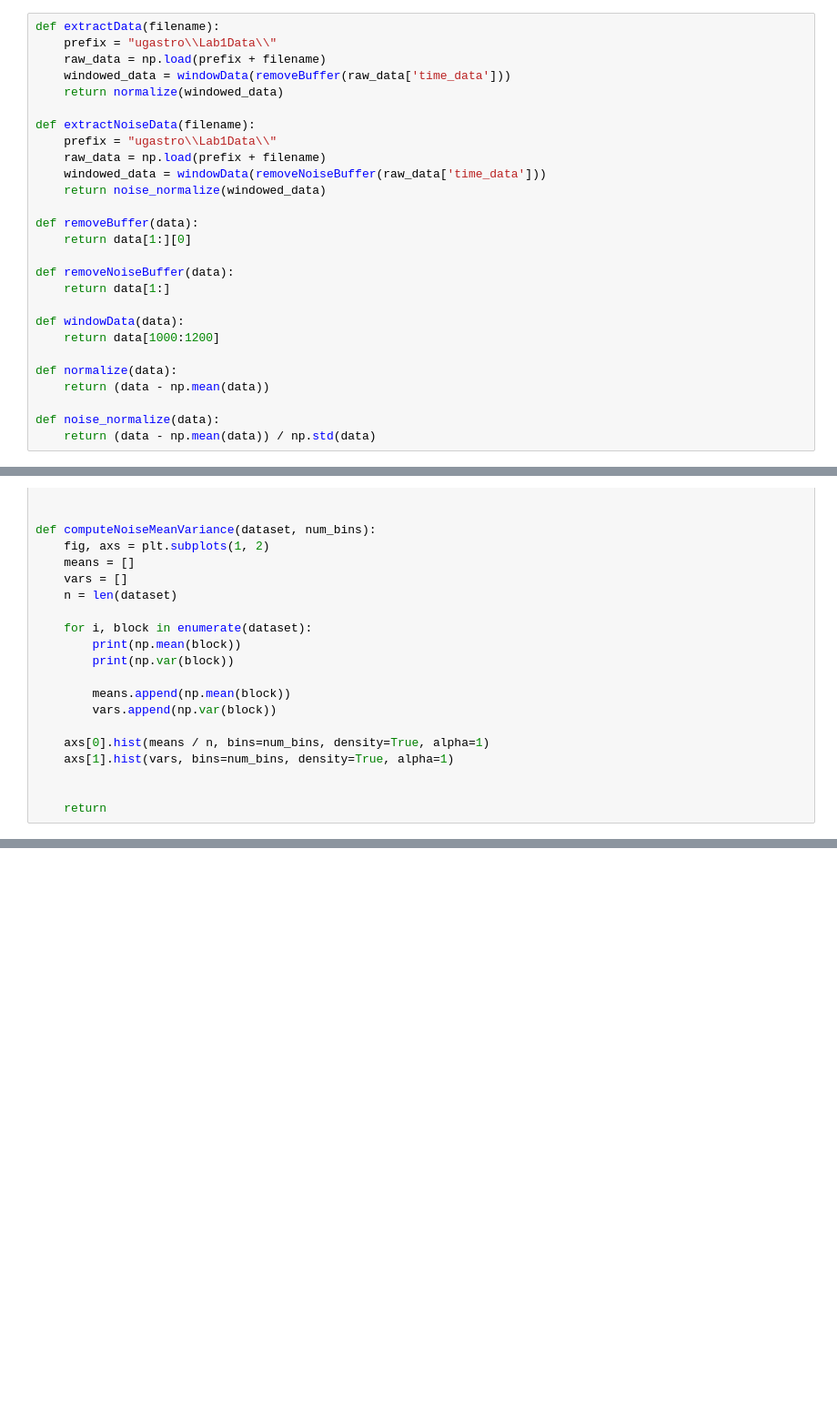
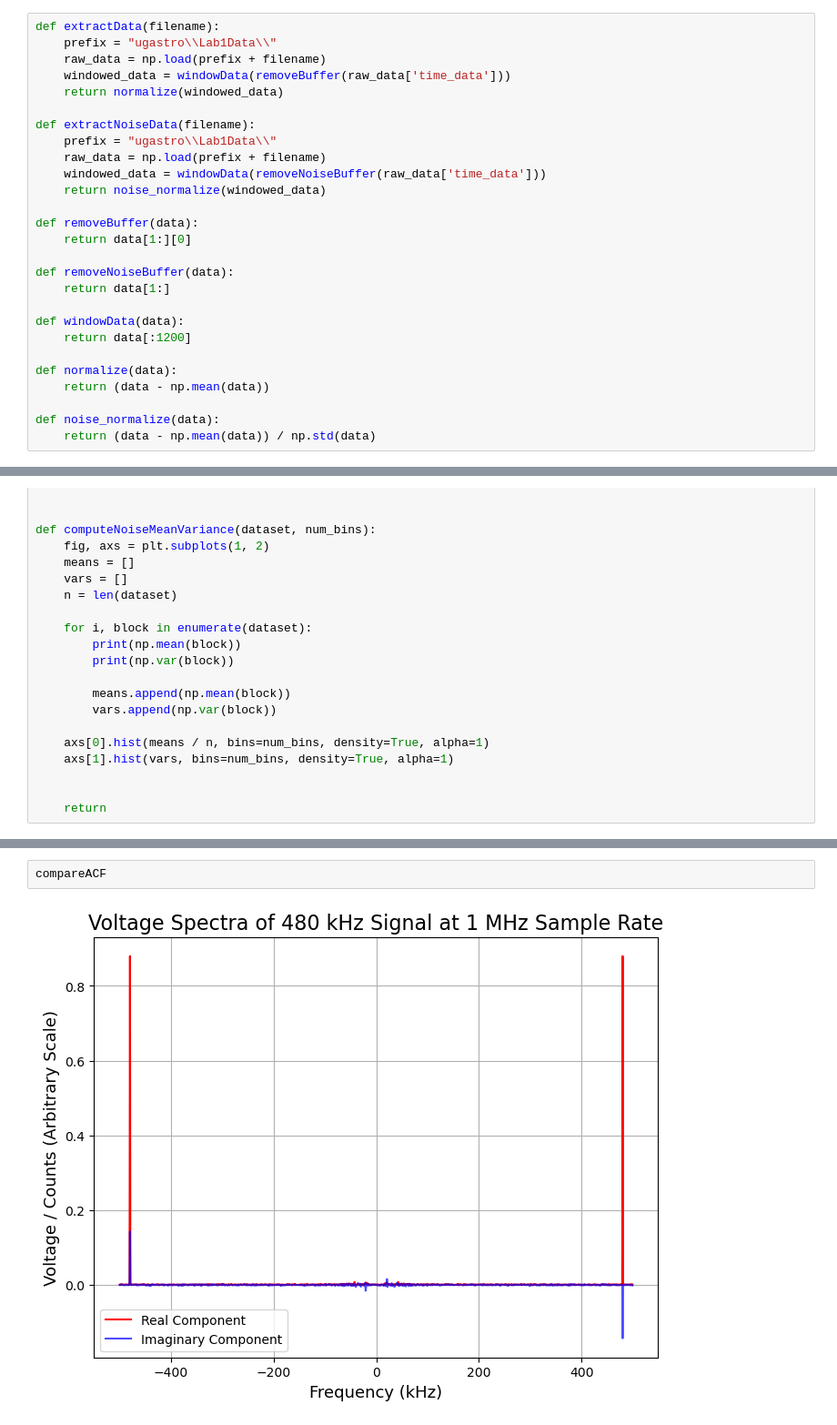
Before and after one commit to Brandon102002/ugastro, a Jupyter notebook: lab_1_helpers.ipynb, the cells around one changed output, grey strips where cells are left out. Shown at 91% size. Saved outputs shown, nothing was run; the diff lists cells and outputs as text; blank space fills up the shorter version.

```diff
--- a/lab_1_helpers.ipynb
+++ b/lab_1_helpers.ipynb
@@ -26,7 +26,7 @@ def removeNoiseBuffer(data):
     return data[1:]
 
 def windowData(data):
-    return data[1000:1200]
+    return data[:1200]
 
 def normalize(data):
     return (data - np.mean(data))
@@ -726,0 +736,4 @@ graphOverlayDFT(data_480_2000, "480 kHz", 2e6, "2 MHz Sample Rate", factor=0.01,
+# %%
+compareACF
+# %% [output]
+[figure, added]
```
Also changed, not shown: parts of 6 cells of this notebook, 4 other files.
